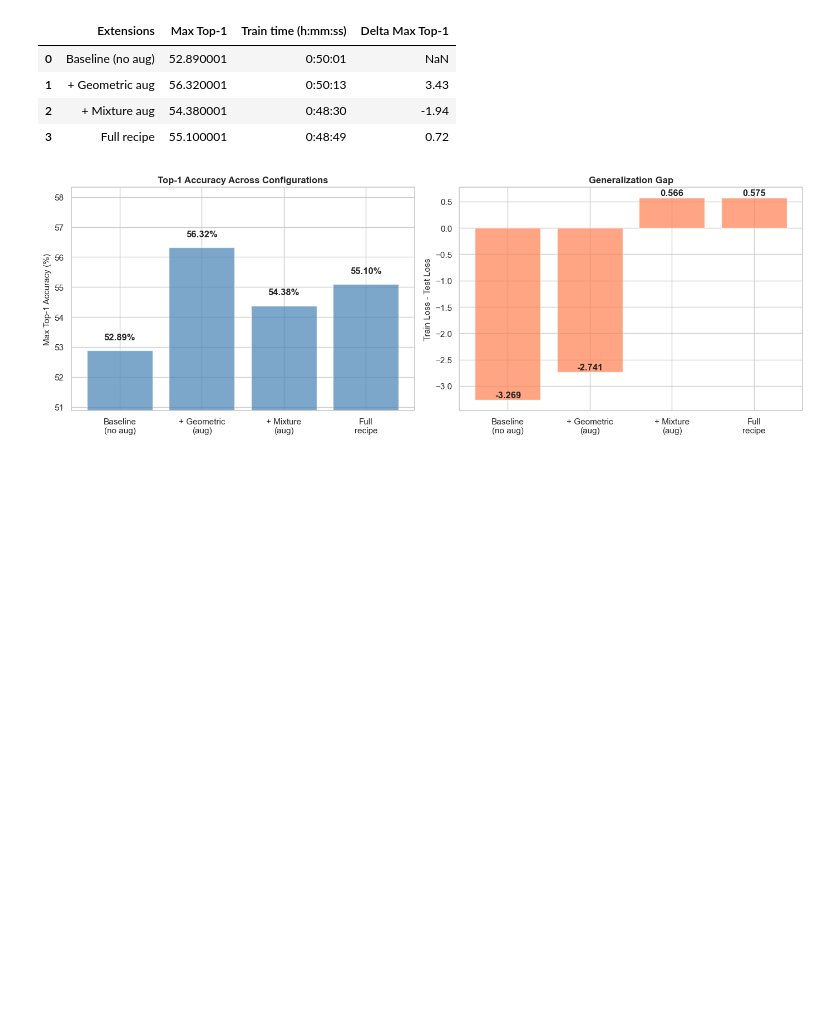
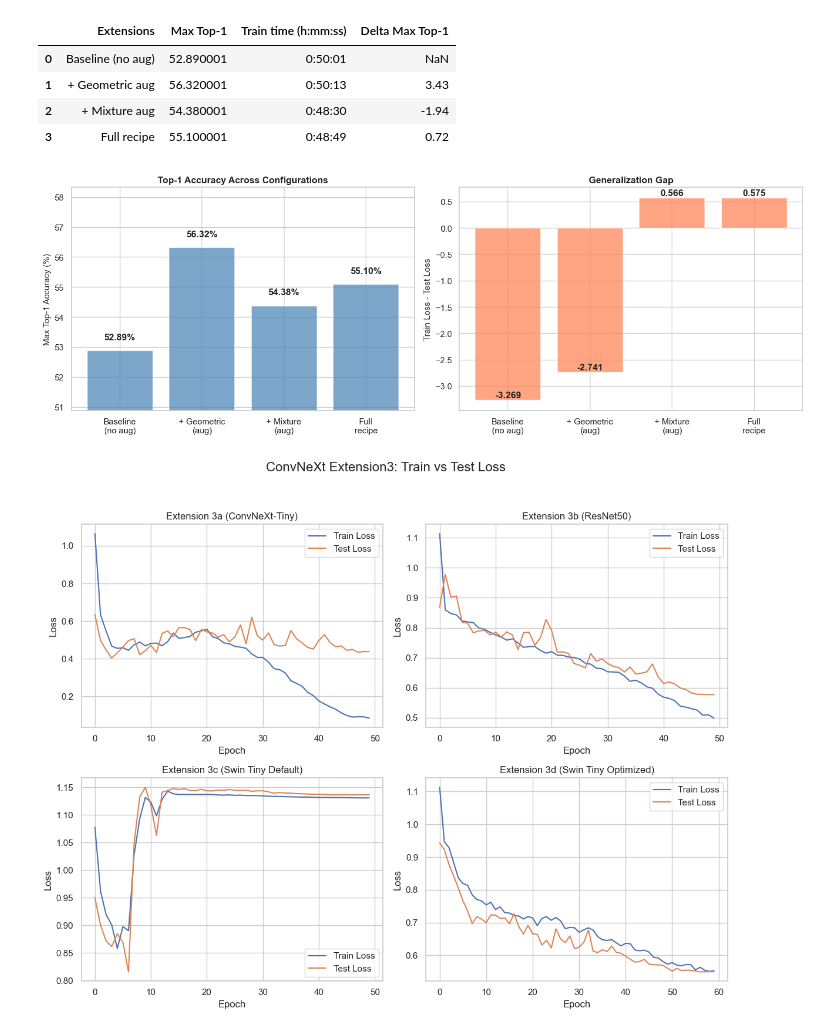
Before and after one commit to marcosoh/dsa5106-convnext-extension, a Jupyter notebook: results/results_from_logs.ipynb, the cells around one changed output. Drawn from its saved outputs; the diff is of its cells as text; code cells hidden in the pictures; blank space fills up the shorter version.

```diff
--- a/results/results_from_logs.ipynb
+++ b/results/results_from_logs.ipynb
@@ -45,6 +45,21 @@ extracted_metrics_1c = parser.extract_metrics(logs_1c, *metrics)
 
 logs_1d = parser.load_txt_logs(file_path=file_path_1d)
 extracted_metrics_1d = parser.extract_metrics(logs_1d, *metrics)
+# %%
+logs_3a = parser.load_txt_logs(file_path=file_path_3a)
+extracted_metrics_3a = parser.extract_metrics(logs_3a, *metrics)
+
+
+logs_3b = parser.load_txt_logs(file_path=file_path_3b)
+extracted_metrics_3b = parser.extract_metrics(logs_3b, *metrics)
+
+
+logs_3c = parser.load_txt_logs(file_path=file_path_3c)
+extracted_metrics_3c = parser.extract_metrics(logs_3c, *metrics)
+
+
+logs_3d = parser.load_txt_logs(file_path=file_path_3d)
+extracted_metrics_3d = parser.extract_metrics(logs_3d, *metrics)
 # %% [markdown]
 ## Visualization and Summarize Results
 # %%
@@ -201,3 +216,43 @@ plt.tight_layout()
 plt.show()
 # %% [output]
 [figure]
+# %%
+# Initialize Plot
+sns.set_theme(style="whitegrid")
+fig, axes = plt.subplots(2, 2, figsize=(12, 10))
+fig.suptitle('ConvNeXt Extension3: Train vs Test Loss', fontsize=16)
+
+# Define the subplots (row, col)
+axes[0, 0].plot(extracted_metrics_3a["epoch"], extracted_metrics_3a["train_loss"], label="Train Loss")
+axes[0, 0].plot(extracted_metrics_3a["epoch"], extracted_metrics_3a["test_loss"], label="Test Loss")
+axes[0, 0].set_title("Extension 3a (ConvNeXt-Tiny)")
+axes[0, 0].set_xlabel("Epoch")
+axes[0, 0].set_ylabel("Loss")
+axes[0, 0].legend()
+
+axes[0, 1].plot(extracted_metrics_3b["epoch"], extracted_metrics_3b["train_loss"], label="Train Loss")
+axes[0, 1].plot(extracted_metrics_3b["epoch"], extracted_metrics_3b["test_loss"], label="Test Loss")
+axes[0, 1].set_title("Extension 3b (ResNet50)")
+axes[0, 1].set_xlabel("Epoch")
+axes[0, 1].set_ylabel("Loss")
+axes[0, 1].legend()
+
+axes[1, 0].plot(extracted_metrics_3c["epoch"], extracted_metrics_3c["train_loss"], label="Train Loss")
+axes[1, 0].plot(extracted_metrics_3c["epoch"], extracted_metrics_3c["test_loss"], label="Test Loss")
+axes[1, 0].set_title("Extension 3c (Swin Tiny Default)")
+axes[1, 0].set_xlabel("Epoch")
+axes[1, 0].set_ylabel("Loss")
+axes[1, 0].legend()
+
+axes[1, 1].plot(extracted_metrics_3d["epoch"], extracted_metrics_3d["train_loss"], label="Train Loss")
+axes[1, 1].plot(extracted_metrics_3d["epoch"], extracted_metrics_3d["test_loss"], label="Test Loss")
+axes[1, 1].set_title("Extension 3d (Swin Tiny Optimized)")
+axes[1, 1].set_xlabel("Epoch")
+axes[1, 1].set_ylabel("Loss")
+axes[1, 1].legend()
+
+# Clean up layout
+plt.tight_layout(rect=[0, 0.03, 1, 0.95])
+plt.show()
+# %% [output]
+[figure, added]
```
Also changed, not shown: parts of 2 cells of this notebook.
